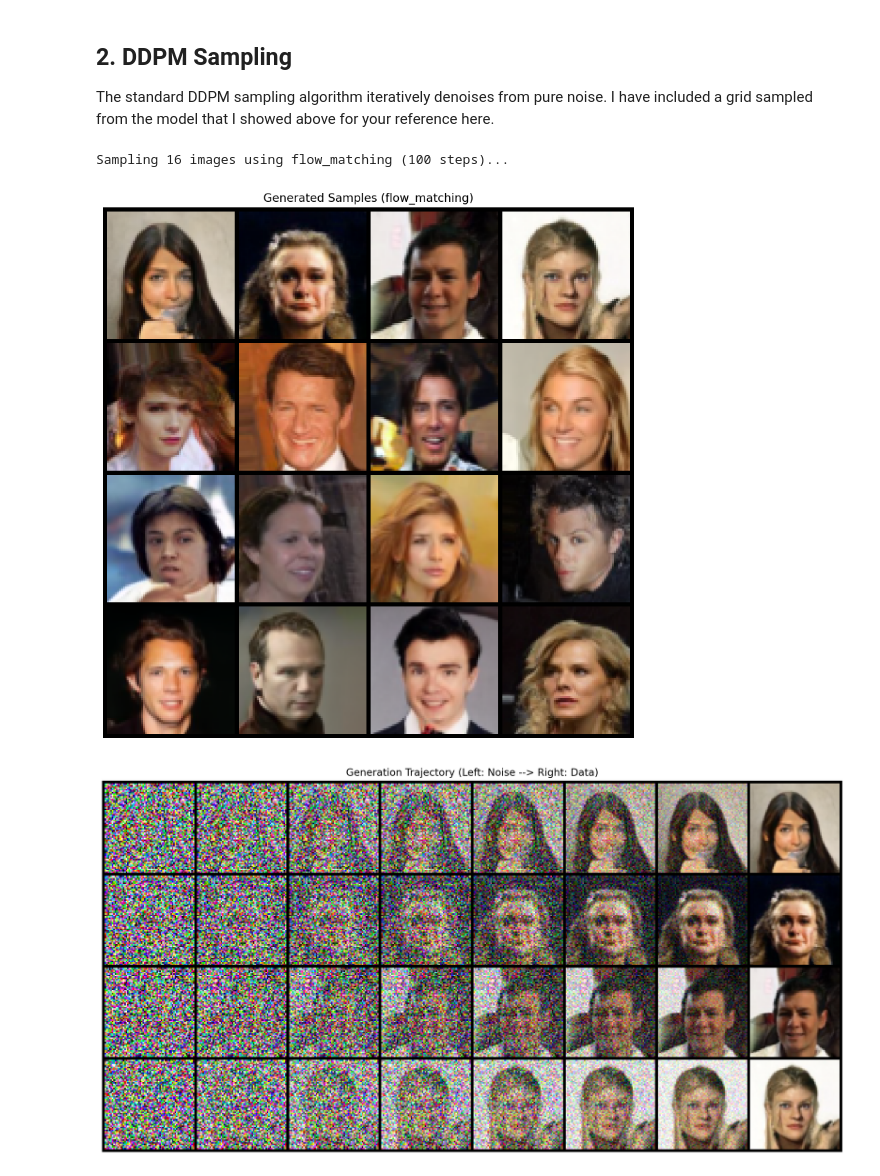
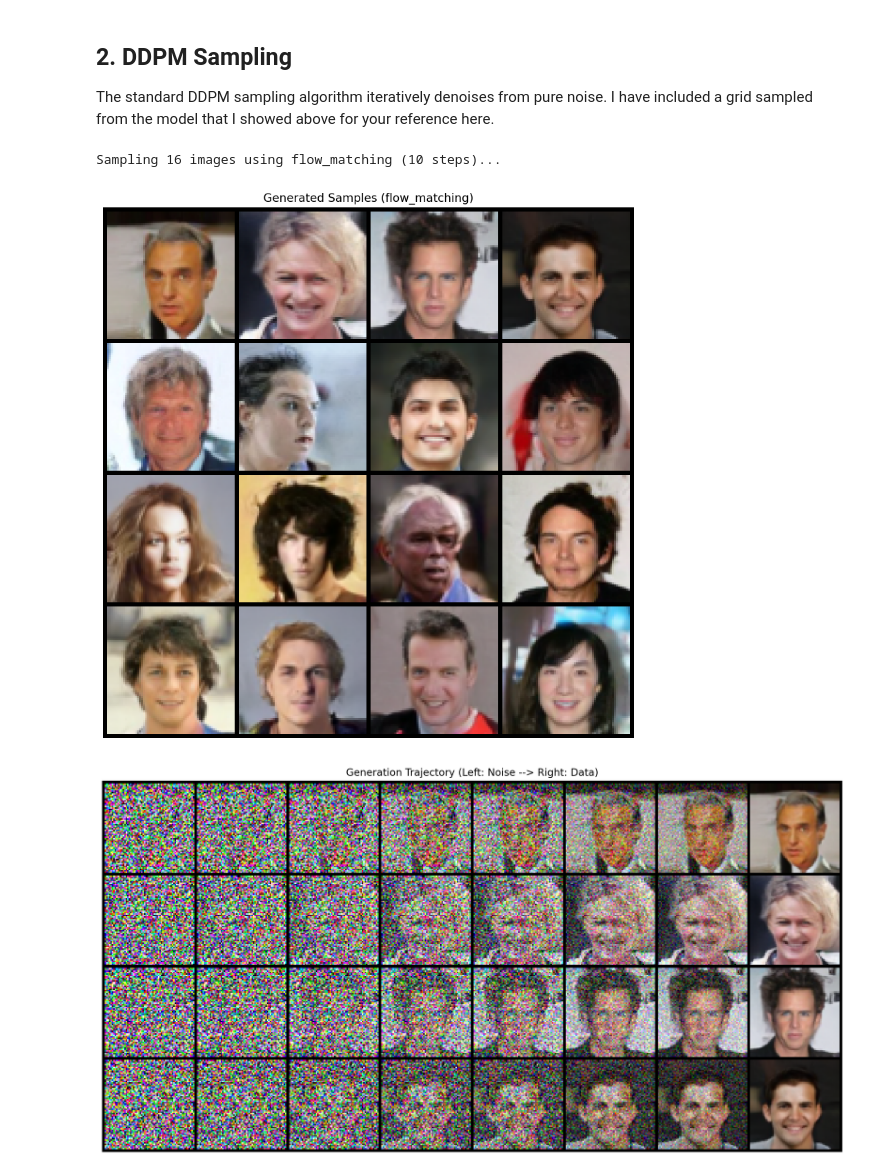
Before and after one commit to arnav10goel/cmu-10799-diffusion, a Jupyter notebook: notebooks/03_sampling_visualizations_flow_matching.ipynb, the cells around one changed output. Cells and saved outputs as stored; diff of their text form; code cells hidden in the pictures.

```diff
--- a/notebooks/03_sampling_visualizations_flow_matching.ipynb
+++ b/notebooks/03_sampling_visualizations_flow_matching.ipynb
@@ -61,7 +61,7 @@ def load_model(checkpoint_path, method='flow_matching'):
 # ============================================
 # UPDATE THIS PATH TO YOUR TRAINED MODEL
 # ============================================
-CHECKPOINT_PATH = '/home/arnavgoe/10799-Diffusion/cmu-10799-diffusion/logs/flow_matching_bs=128_drop=0_iters=120k/checkpoints/flow_matching_final.pt'
+CHECKPOINT_PATH = '/home/arnavgoe/10799-Diffusion/cmu-10799-diffusion/logs/reflow_unet_distillation/checkpoints/flow_matching_final.pt'
 METHOD = 'flow_matching'  # 'ddpm' or 'flow_matching' or any of your custom method names
 
 import os
@@ -133,7 +133,8 @@ image_shape = (3, 64, 64)
 
 # Flow Matching works great with fewer steps!
 # 100 is usually perfect. DDPM needs 1000.
-num_steps = 100 if METHOD == 'flow_matching' else 1000
+# num_steps = 100 if METHOD == 'flow_matching' else 1000
+num_steps = 10 if METHOD == 'flow_matching' else 1000
 
 print(f"Sampling {num_samples} images using {METHOD} ({num_steps} steps)...")
 
@@ -173,33 +174,33 @@ plt.imshow(final_grid.permute(1, 2, 0))
 plt.axis('off')
 plt.show()
 
 # -----------------------------------------------------------------------------
 # 4. Visualize Trajectories (Evolution)
 # -----------------------------------------------------------------------------
 # Show evolution for the first few samples
 num_show_samples = 4
 num_time_steps_to_show = 8
 
 # Select evenly spaced time indices
 time_indices = torch.linspace(0, len(trajectory) - 1, num_time_steps_to_show).long()
 
 traj_images = []
 for i in range(num_show_samples):
     for t in time_indices:
         img = trajectory[t, i].cpu()
         traj_images.append(img)
 
 traj_tensor = torch.stack(traj_images)
 traj_tensor = unnormalize_to_zero_one(traj_tensor).clamp(0, 1)
 
 plt.figure(figsize=(16, 8))
 plt.title(f"Generation Trajectory (Left: Noise --> Right: Data)")
 # nrow=num_time_steps_to_show creates rows of evolution
 traj_grid = make_grid(traj_tensor, nrow=num_time_steps_to_show, padding=2)
 plt.imshow(traj_grid.permute(1, 2, 0))
 plt.axis('off')
 plt.show()
 # %% [output]
-Sampling 16 images using flow_matching (100 steps)...
+Sampling 16 images using flow_matching (10 steps)...
-[figure, old version]
+[figure, new version]
-[figure, old version]
+[figure, new version]
```
Also changed, not shown: parts of 2 cells of this notebook, 15 other files.
